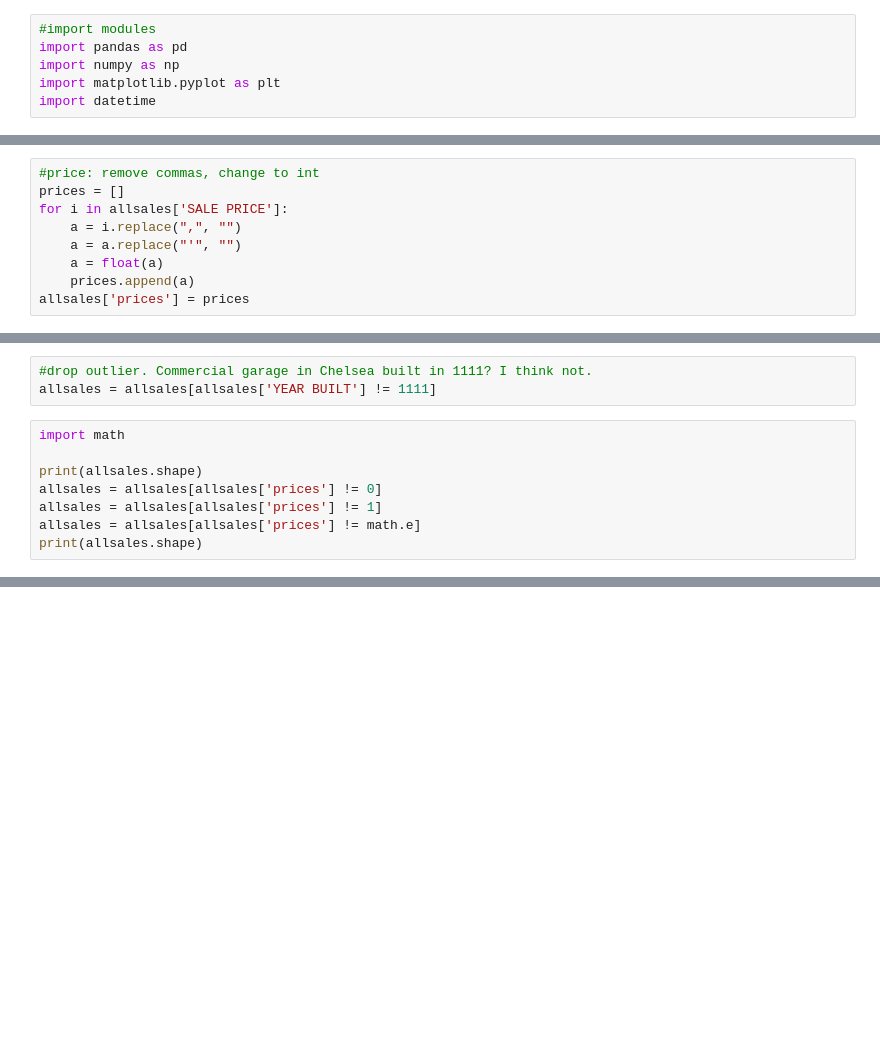
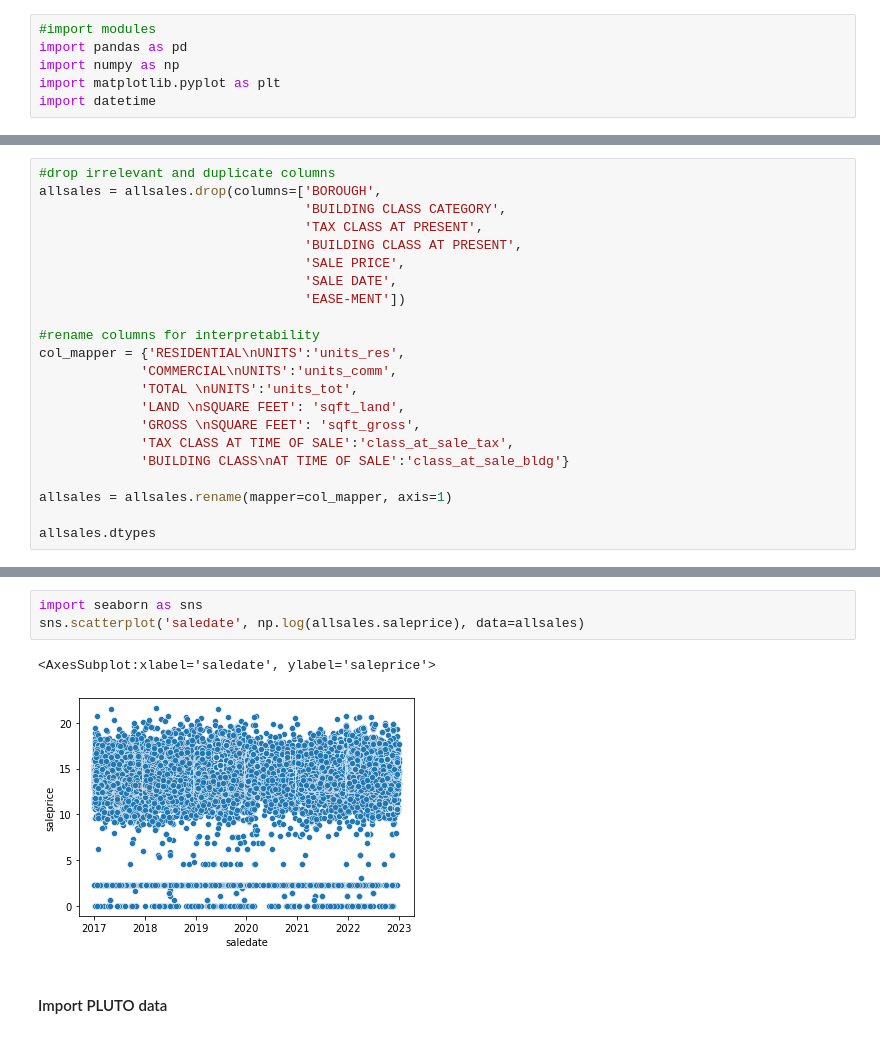
Before and after one commit to lprockop/MastersThesis, a Jupyter notebook: Data/DataCleaning.ipynb, the cells around one changed output, grey strips where cells are left out. Cells and saved outputs as stored; diff of their text form; blank space fills up the shorter version.

Commit message:
Updating data files

```diff
--- a/Data/DataCleaning.ipynb
+++ b/Data/DataCleaning.ipynb
@@ -66,9 +74,0 @@ dtype: object
-# %%
-#price: remove commas, change to int
-prices = []
-for i in allsales['SALE PRICE']:
-    a = i.replace(",", "")
-    a = a.replace("'", "")
-    a = float(a)
-    prices.append(a)
-allsales['prices'] = prices
@@ -153,11 +74,0 @@ sub
-# %%
-#drop outlier. Commercial garage in Chelsea built in 1111? I think not.
-allsales = allsales[allsales['YEAR BUILT'] != 1111]
-# %%
-import math
-
-print(allsales.shape)
-allsales = allsales[allsales['prices'] != 0]
-allsales = allsales[allsales['prices'] != 1]
-allsales = allsales[allsales['prices'] != math.e]
-print(allsales.shape)
@@ -317,0 +123,22 @@ new.to_csv('new.csv')
+# %%
+#drop irrelevant and duplicate columns
+allsales = allsales.drop(columns=['BOROUGH',
+                                  'BUILDING CLASS CATEGORY',
+                                  'TAX CLASS AT PRESENT',
+                                  'BUILDING CLASS AT PRESENT',
+                                  'SALE PRICE',
+                                  'SALE DATE',
+                                  'EASE-MENT'])
+
+#rename columns for interpretability
+col_mapper = {'RESIDENTIAL\nUNITS':'units_res',
+             'COMMERCIAL\nUNITS':'units_comm',
+             'TOTAL \nUNITS':'units_tot',
+             'LAND \nSQUARE FEET': 'sqft_land',
+             'GROSS \nSQUARE FEET': 'sqft_gross',
+             'TAX CLASS AT TIME OF SALE':'class_at_sale_tax',
+             'BUILDING CLASS\nAT TIME OF SALE':'class_at_sale_bldg'}
+
+allsales = allsales.rename(mapper=col_mapper, axis=1)
+
+allsales.dtypes
@@ -317,0 +206,8 @@ new.to_csv('new.csv')
+# %%
+import seaborn as sns
+sns.scatterplot('saledate', np.log(allsales.saleprice), data=allsales)
+# %% [output]
+<AxesSubplot:xlabel='saledate', ylabel='saleprice'>
+[figure, added]
+# %% [markdown]
+#### Import PLUTO data <a class="anchor" id="bullet3"></a>
```
Also changed, not shown: parts of 47 cells of this notebook, 17 other files.
